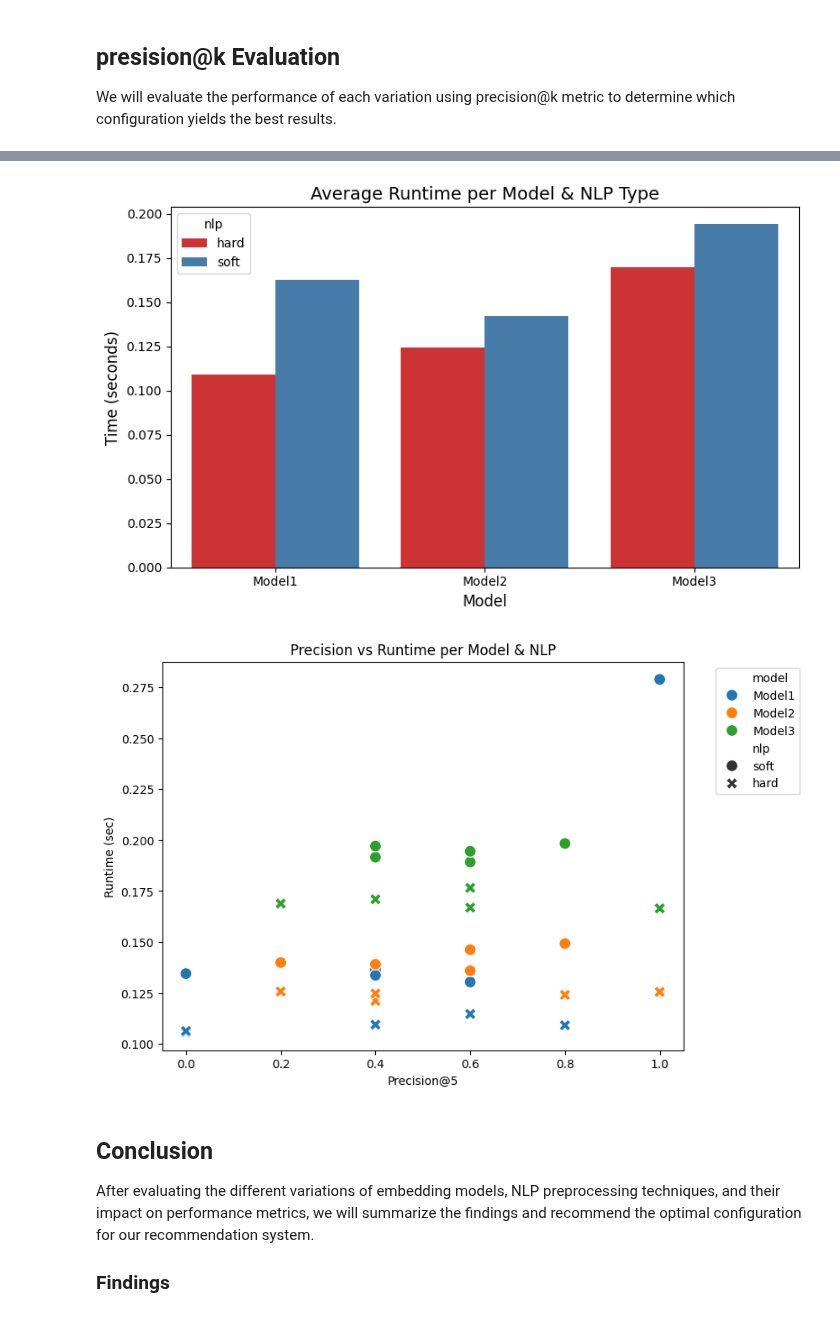
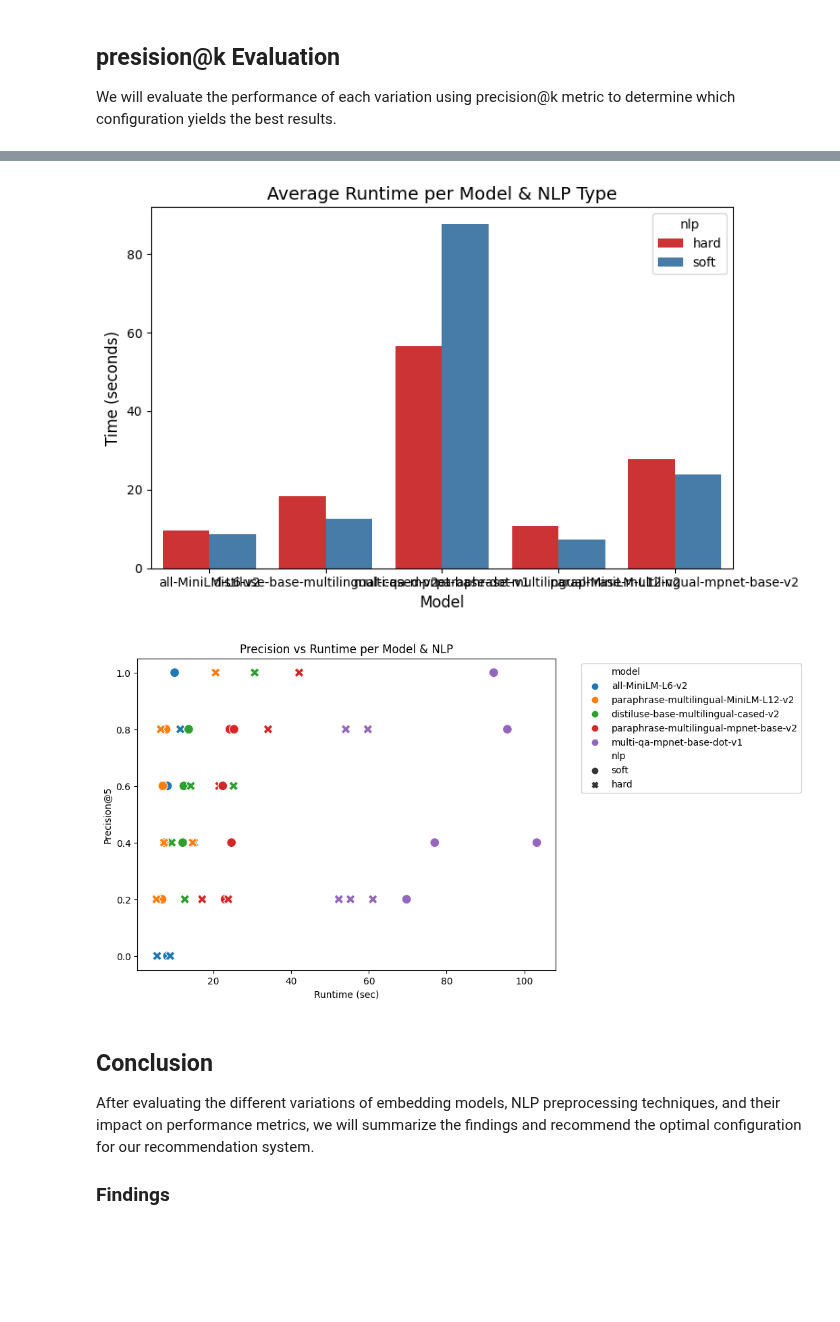
Before and after one commit to DanielvG-IT/Avans, a Jupyter notebook: Notebooks/8_optimization_se.ipynb, the cells around one changed output, grey strips where cells are left out. Cells and saved outputs as stored; diff of their text form; code cells hidden in the pictures; blank space fills up the shorter version.

```diff
--- a/Notebooks/8_optimization_se.ipynb
+++ b/Notebooks/8_optimization_se.ipynb
@@ -147,9 +147,11 @@ nlp_options = {
 }
 # %%
 model_options = {
-    "Model1": SentenceTransformer("all-MiniLM-L6-v2"),
-    "Model2": SentenceTransformer("paraphrase-multilingual-MiniLM-L12-v2"),
-    "Model3": SentenceTransformer("distiluse-base-multilingual-cased-v2")
+    "all-MiniLM-L6-v2": SentenceTransformer("all-MiniLM-L6-v2"),
+    "paraphrase-multilingual-MiniLM-L12-v2": SentenceTransformer("paraphrase-multilingual-MiniLM-L12-v2"),
+    "distiluse-base-multilingual-cased-v2": SentenceTransformer("distiluse-base-multilingual-cased-v2"),
+    "paraphrase-multilingual-mpnet-base-v2": SentenceTransformer("paraphrase-multilingual-mpnet-base-v2"),
+    "multi-qa-mpnet-base-dot-v1": SentenceTransformer("multi-qa-mpnet-base-dot-v1")
 }
 # %%
 top_k = 5
@@ -350,18 +358,18 @@ plt.xlabel("Model", fontsize=12)
 plt.tight_layout()
 plt.show()
 # %% [output]
-[figure, old version]
+[figure, new version]
 # %%
 # Scatter Plot: Precision vs Runtime per Model & NLP
 plt.figure(figsize=(8,6))
-sns.scatterplot(data=benchmark_df, x='precision@5', y='time_sec', hue='model', style='nlp', s=100)
+sns.scatterplot(data=benchmark_df, x='time_sec', y='precision@5', hue='model', style='nlp', s=100)
 plt.title("Precision vs Runtime per Model & NLP")
-plt.xlabel("Precision@5")
-plt.ylabel("Runtime (sec)")
+plt.xlabel("Runtime (sec)")
+plt.ylabel("Precision@5")
 plt.legend(bbox_to_anchor=(1.05, 1), loc='upper left')
 plt.show()
 # %% [output]
-[figure, old version]
+[figure, new version]
 # %% [markdown]
 ## Conclusion
 After evaluating the different variations of embedding models, NLP preprocessing techniques, and their impact on performance metrics, we will summarize the findings and recommend the optimal configuration for our recommendation system.
```
Also changed, not shown: parts of 10 cells of this notebook.
